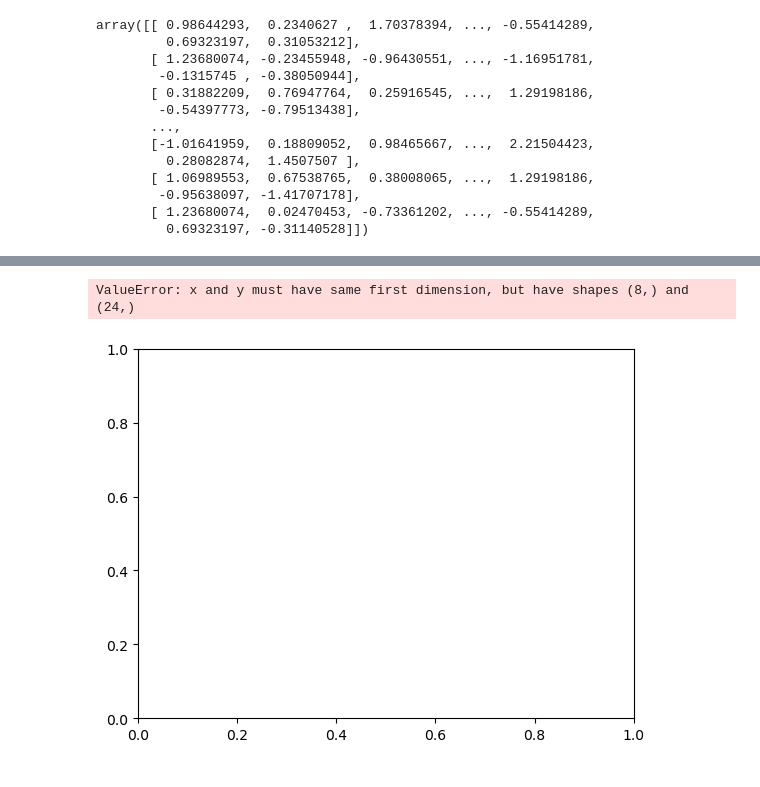
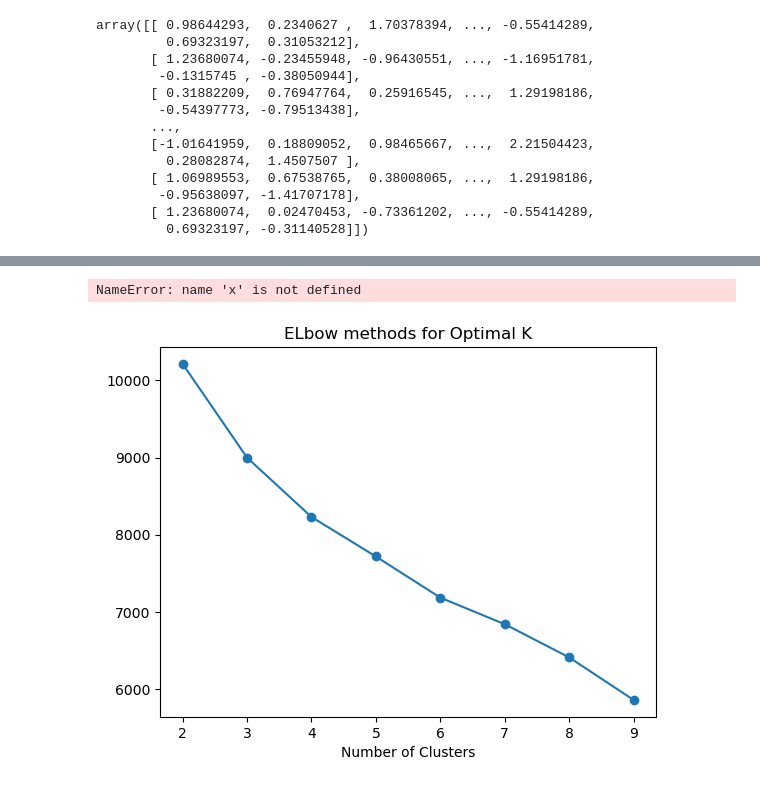
Before and after one commit to YasiruMethmal123/BankGuard360-, a Jupyter notebook: scripts/CustomerSegmentation.ipynb, the cells around one changed output, grey strips where cells are left out. Cells and saved outputs as stored; diff of their text form; code cells hidden in the pictures.

```diff
--- a/scripts/CustomerSegmentation.ipynb
+++ b/scripts/CustomerSegmentation.ipynb
@@ -548,8 +533,12 @@ wcss
+# %%
+print(f"Shape of x: {x.shape}")
+print(f"Shape of y: {y.shape}")
+# %% [output]
+NameError: name 'x' is not defined
 # %%
 plt.plot(range(2,10),wcss,marker = "o")
 plt.title("ELbow methods for Optimal K")
 plt.xlabel("Number of Clusters")
-plt.ylabel
+plt.show()
 # %% [output]
-ValueError: x and y must have same first dimension, but have shapes (8,) and (24,)
-[figure, old version]
+[figure, new version]
```
Also changed, not shown: parts of 17 cells of this notebook, 2 other files.
